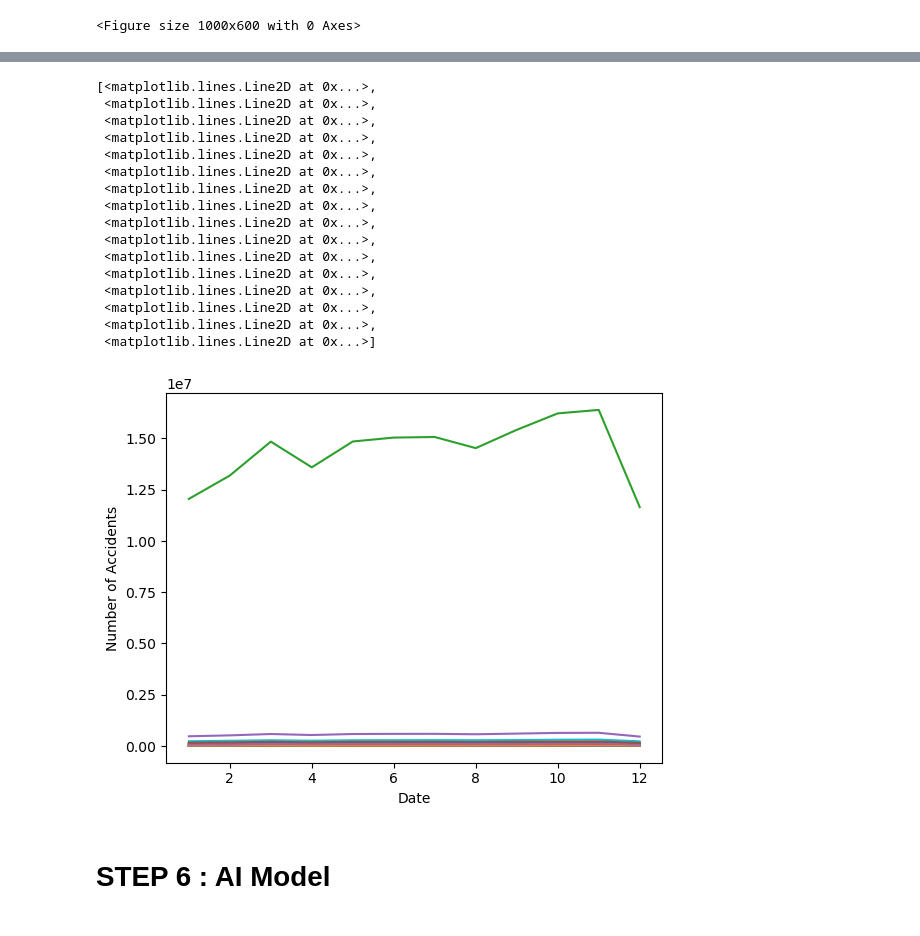
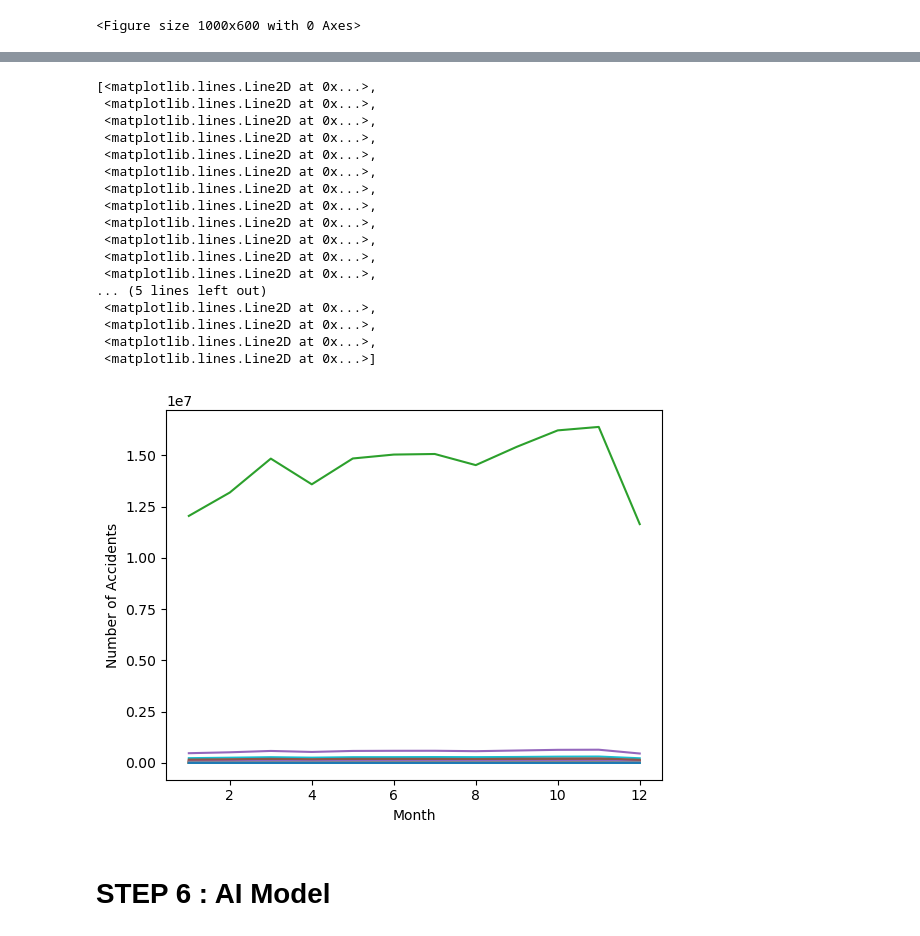
Before and after one commit to Solutions-Squad/SolutionsSquad, a Jupyter notebook: High Accident Zones AI Solution.ipynb, the cells around one changed output, grey strips where cells are left out. Cells and saved outputs as stored; diff of their text form; code cells hidden in the pictures.

```diff
--- a/High Accident Zones AI Solution.ipynb
+++ b/High Accident Zones AI Solution.ipynb
@@ -948,27 +896,28 @@ monthly_accidents.head()
 # %%
 #Plot the graph
 
-plt.xlabel("Date")
+plt.xlabel("Month")
 plt.ylabel("Number of Accidents")
 plt.plot(monthly_accidents)
 # %% [output]
 [<matplotlib.lines.Line2D at 0x...>,
  <matplotlib.lines.Line2D at 0x...>,
  <matplotlib.lines.Line2D at 0x...>,
  <matplotlib.lines.Line2D at 0x...>,
  <matplotlib.lines.Line2D at 0x...>,
  <matplotlib.lines.Line2D at 0x...>,
  <matplotlib.lines.Line2D at 0x...>,
  <matplotlib.lines.Line2D at 0x...>,
  <matplotlib.lines.Line2D at 0x...>,
  <matplotlib.lines.Line2D at 0x...>,
  <matplotlib.lines.Line2D at 0x...>,
  <matplotlib.lines.Line2D at 0x...>,
+... (5 lines left out)
  <matplotlib.lines.Line2D at 0x...>,
  <matplotlib.lines.Line2D at 0x...>,
  <matplotlib.lines.Line2D at 0x...>,
  <matplotlib.lines.Line2D at 0x...>]
-[figure, old version]
+[figure, new version]
 # %% [markdown]
 # STEP 6 : AI Model
 # %% [markdown]
```
Also changed, not shown: parts of 10 cells of this notebook.
